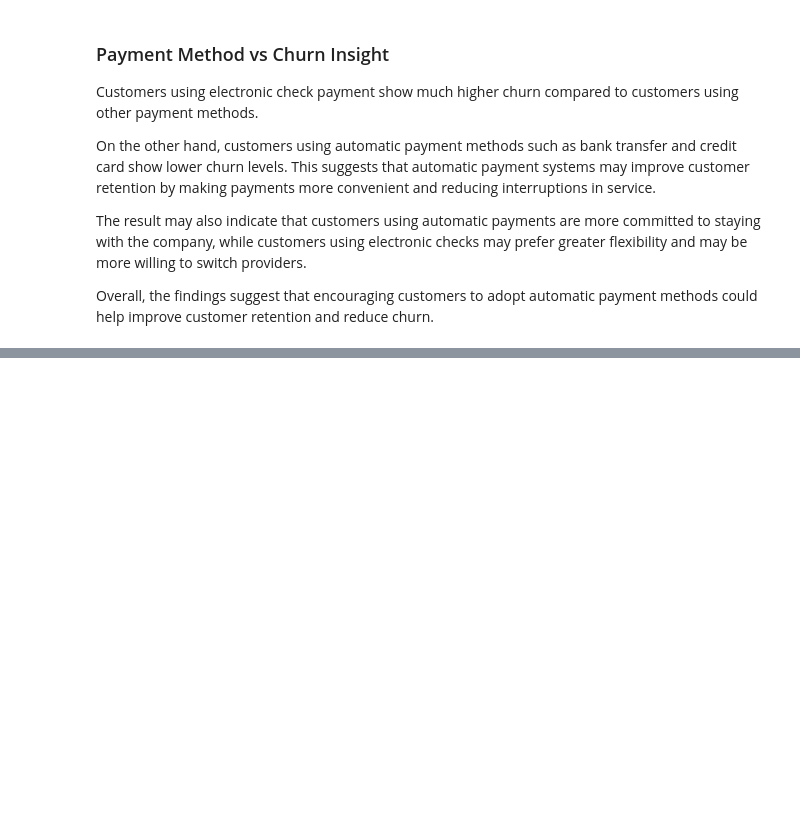
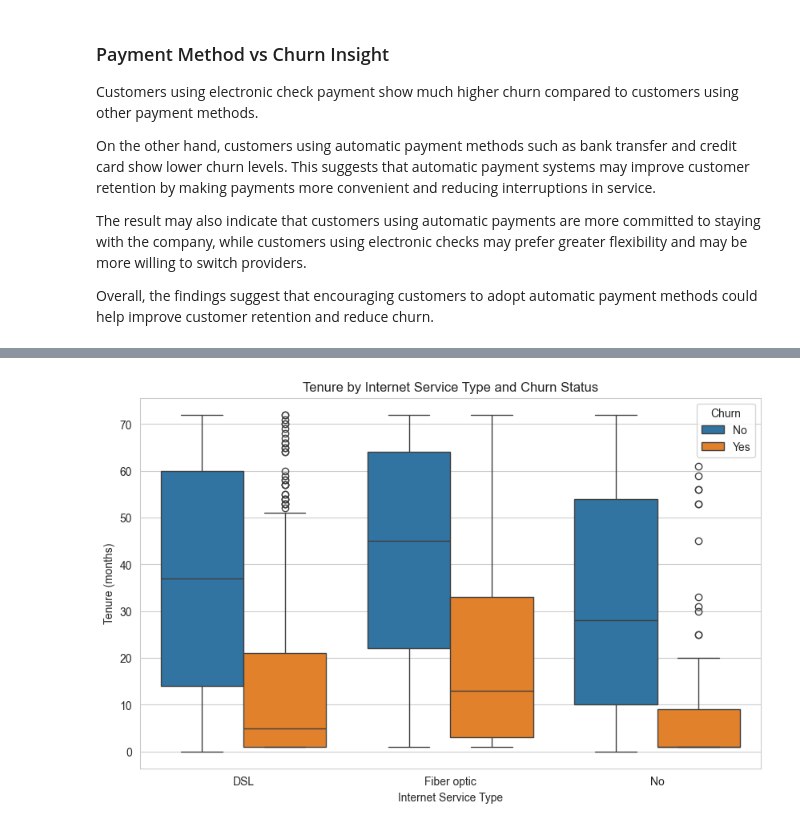
Before and after one commit to davidmba819/Customer-churn-ML, a Jupyter notebook: notebooks/EDA.ipynb, the cells around one changed output, grey strips where cells are left out. Saved outputs shown, nothing was run; the diff lists cells and outputs as text; code cells hidden in the pictures; blank space fills up the shorter version.

```diff
--- a/notebooks/EDA.ipynb
+++ b/notebooks/EDA.ipynb
@@ -535,0 +606,12 @@ Overall, the findings suggest that encouraging customers to adopt automatic paym
+# %%
+# Analyze tenure across internet service and churn
+
+plt.figure(figsize=(10, 6))
+sns.boxplot(x='internetservice', y='tenure', hue='churn', data=eda_df)
+plt.title('Tenure by Internet Service Type and Churn Status')
+plt.xlabel('Internet Service Type')
+plt.ylabel('Tenure (months)')
+plt.legend(title='Churn', loc='upper right')
+plt.show()
+# %% [output]
+[figure, added]
```
Also changed, not shown: parts of 11 cells of this notebook, 1 other file.
